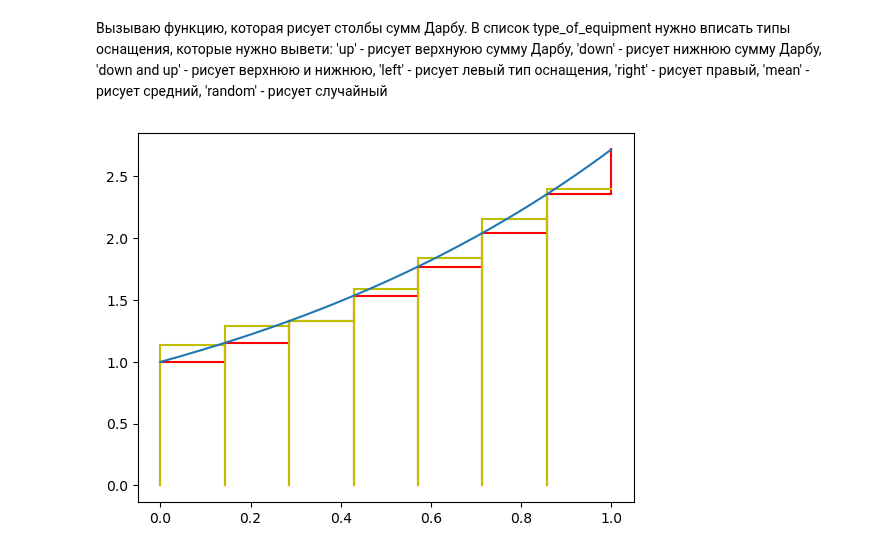
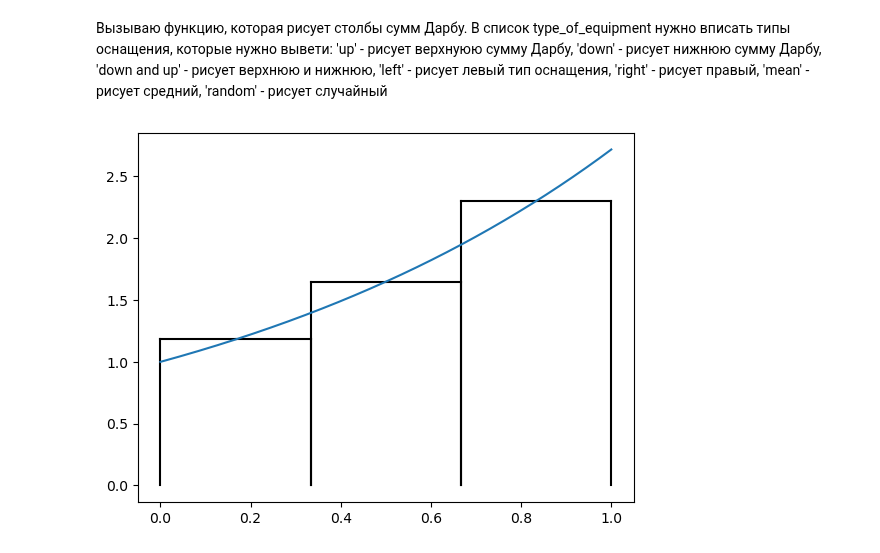
Before and after one commit to zeroking783/matan_lab_1_sem_2, a Jupyter notebook: lab_1_sem_2_Bakanov_408195.ipynb, the cells around one changed output. Cells and saved outputs as stored; diff of their text form; code cells hidden in the pictures.

```diff
--- a/lab_1_sem_2_Bakanov_408195.ipynb
+++ b/lab_1_sem_2_Bakanov_408195.ipynb
@@ -16,4 +16,6 @@ def func(x):
 x_min = 0
 x_max = 1
 count_values = 1000
-count_of_division = 6
+count_of_division = 3
+delta_x = (x_max - x_min)/count_of_division
+print(delta_x)
@@ -176,8 +201,8 @@ def print_bar_darbu(type_of_equipment):
 # %% [markdown]
 Вызываю функцию, которая рисует столбы сумм Дарбу. В список type_of_equipment нужно вписать типы оснащения, которые нужно вывети: 'up' - рисует верхнуюю сумму Дарбу, 'down' - рисует нижнюю сумму Дарбу, 'down and up' - рисует верхнюю и нижнюю, 'left' - рисует левый тип оснащения, 'right' - рисует правый, 'mean' - рисует средний, 'random' - рисует случайный
 # %%
-type_of_equipment = ['random', 'left']
+type_of_equipment = ['mean']
 
 print_bar_darbu(type_of_equipment)
 # %% [output]
-[figure, old version]
+[figure, new version]
```
Also changed, not shown: parts of 10 cells of this notebook, 1 other file.
